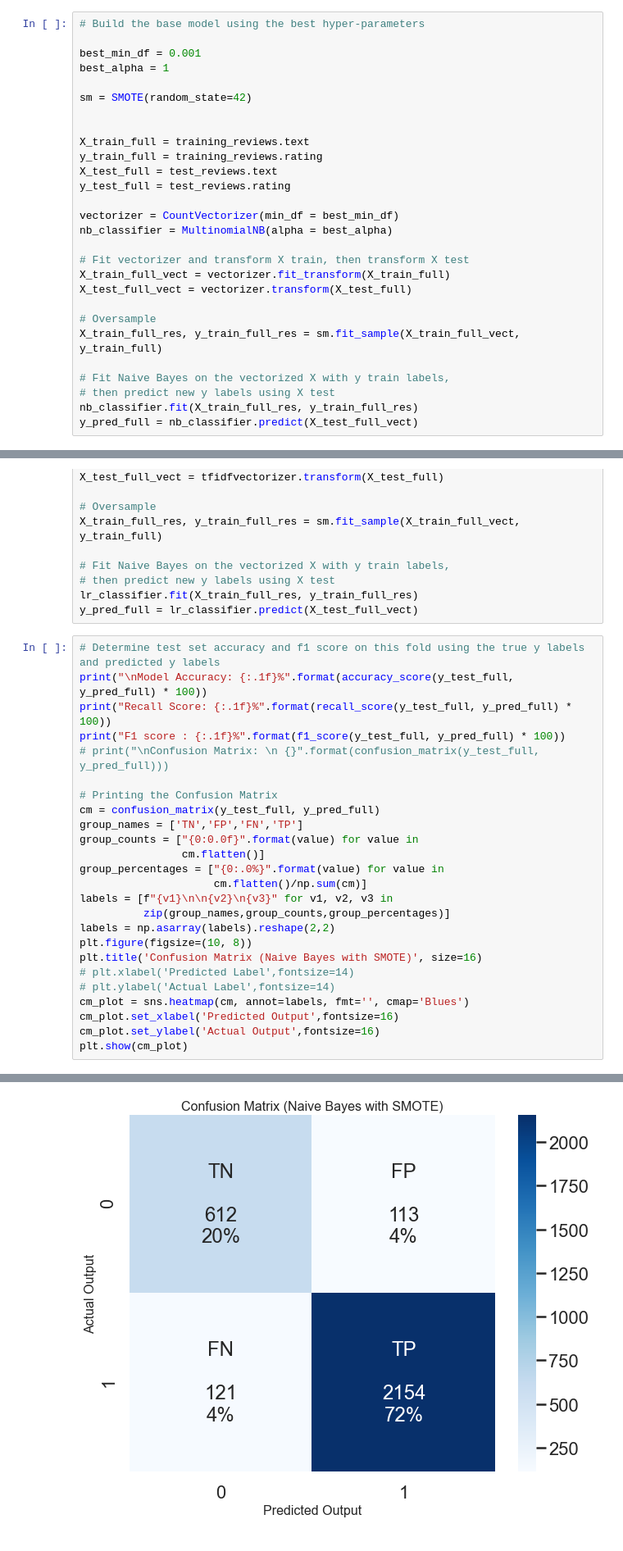
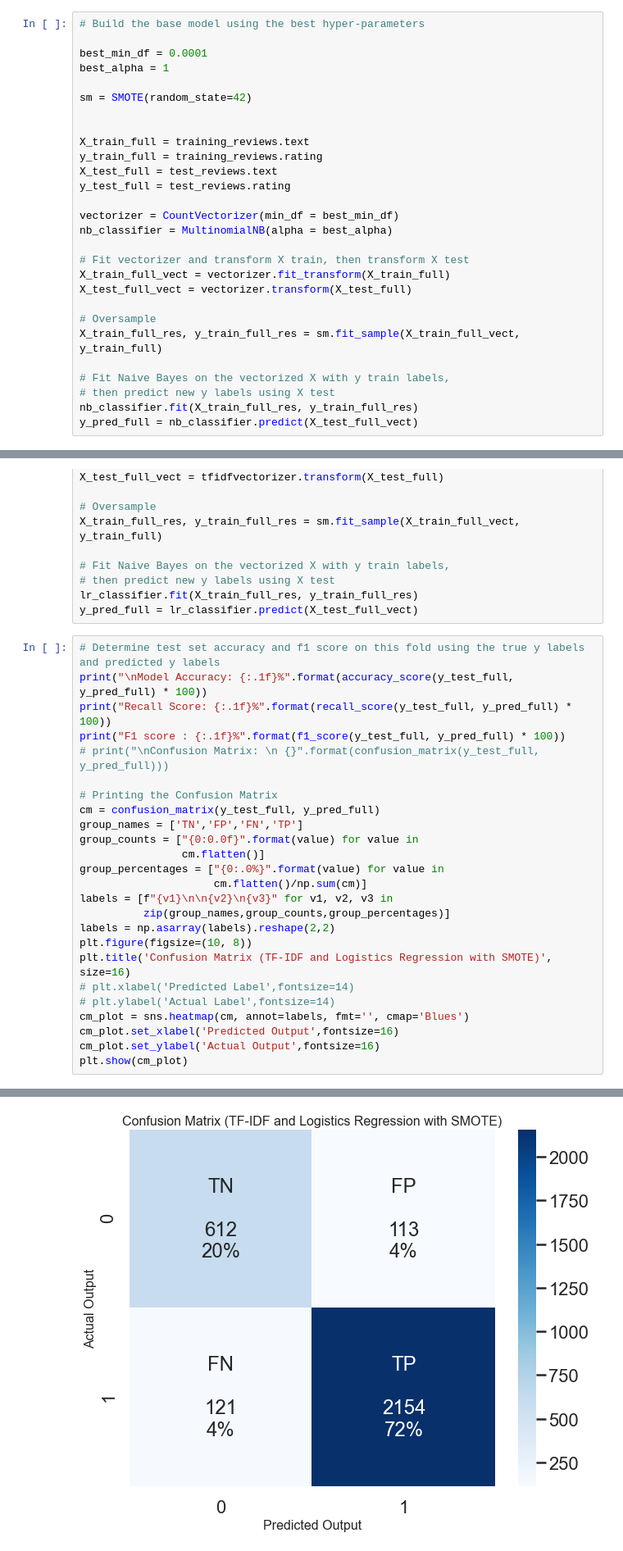
Before and after one commit to bibekm/Yelp_Restaurant_Reviews, a Jupyter notebook: Project Code.ipynb, the cells around one changed output, grey strips where cells are left out. Shown at 82% size. Drawn from its saved outputs; the diff is of its cells as text.

```diff
--- a/Yelp Restaurant Reviews Classification & Topic Recognition Project Code.ipynb
+++ b/Project Code.ipynb
@@ -429,7 +434,7 @@ Best min_df: 0.0001
 # %%
 # Build the base model using the best hyper-parameters
 
-best_min_df = 0.001
+best_min_df = 0.0001
 best_alpha = 1
 
 sm = SMOTE(random_state=42)
@@ -962,33 +968,33 @@ y_pred_full = lr_classifier.predict(X_test_full_vect)
 # %%
 # Determine test set accuracy and f1 score on this fold using the true y labels and predicted y labels
 print("\nModel Accuracy: {:.1f}%".format(accuracy_score(y_test_full, y_pred_full) * 100))
 print("Recall Score: {:.1f}%".format(recall_score(y_test_full, y_pred_full) * 100))
 print("F1 score : {:.1f}%".format(f1_score(y_test_full, y_pred_full) * 100))
 # print("\nConfusion Matrix: \n {}".format(confusion_matrix(y_test_full, y_pred_full)))
 
 # Printing the Confusion Matrix
 cm = confusion_matrix(y_test_full, y_pred_full)
 group_names = ['TN','FP','FN','TP']
 group_counts = ["{0:0.0f}".format(value) for value in
                 cm.flatten()]
 group_percentages = ["{0:.0%}".format(value) for value in
                      cm.flatten()/np.sum(cm)]
 labels = [f"{v1}\n\n{v2}\n{v3}" for v1, v2, v3 in
           zip(group_names,group_counts,group_percentages)]
 labels = np.asarray(labels).reshape(2,2)
 plt.figure(figsize=(10, 8))
-plt.title('Confusion Matrix (Naive Bayes with SMOTE)', size=16)
+plt.title('Confusion Matrix (TF-IDF and Logistics Regression with SMOTE)', size=16)
 # plt.xlabel('Predicted Label',fontsize=14)
 # plt.ylabel('Actual Label',fontsize=14)
 cm_plot = sns.heatmap(cm, annot=labels, fmt='', cmap='Blues')
 cm_plot.set_xlabel('Predicted Output',fontsize=16)
 cm_plot.set_ylabel('Actual Output',fontsize=16)
 plt.show(cm_plot)
 # %% [output]
 Model Accuracy: 92.2%
 Recall Score: 94.7%
 F1 score : 94.8%
-[figure, old version]
+[figure, new version]
 # %% [markdown]
 ## Classifier using TF-IDF and Random Forest
 # %%
```
Also changed, not shown: parts of 14 cells of this notebook, 4 other files.
